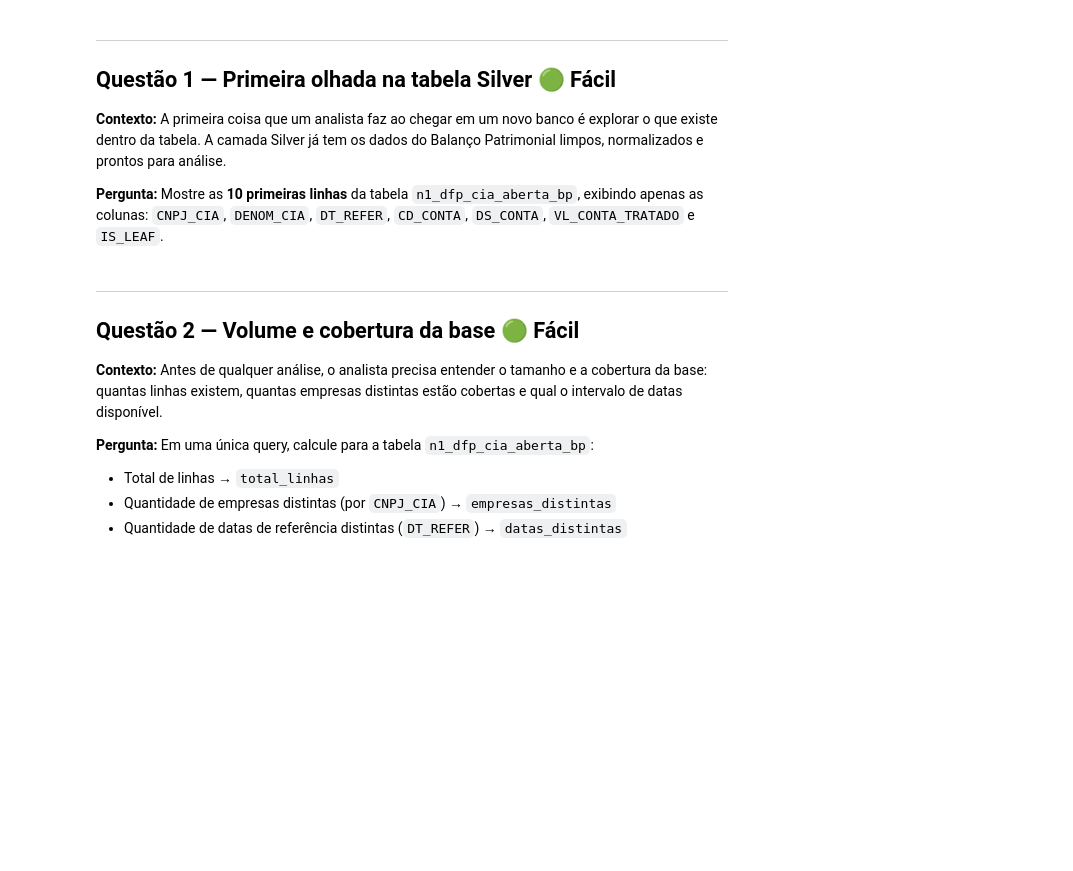
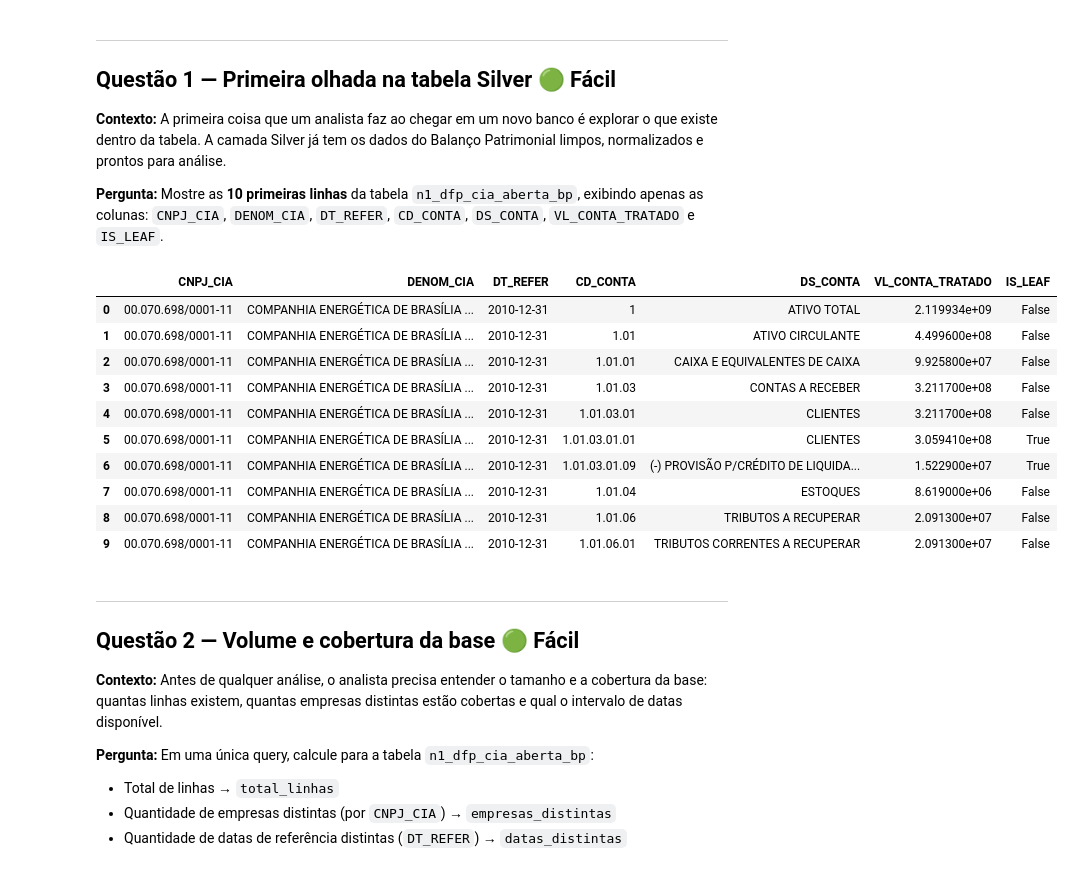
Before and after one commit to joaovargasvgs/bigdata_for_finance, a Jupyter notebook: exercicios/exercicios_sql_cvm.ipynb, the cells around one changed output. Cells and saved outputs as stored; diff of their text form; code cells hidden in the pictures; blank space fills up the shorter version.

```diff
--- a/exercicios/exercicios_sql_cvm.ipynb
+++ b/exercicios/exercicios_sql_cvm.ipynb
@@ -19,9 +32,59 @@
+# %%
+# 1. Carrega o arquivo .env (2 níveis acima se estiver em notebooks/01_bronze/)
+load_dotenv('../../.env')
+
+# 2. Lê as variáveis de ambiente
+DB_USER = os.getenv('DB_USER')
+DB_PASS = os.getenv('DB_PASS')
+DB_HOST = os.getenv('DB_HOST')
+DB_PORT = os.getenv('DB_PORT')
+DB_NAME = os.getenv('DB_NAME')
+
+# 3. Encoding de segurança: transforma 'senha@123' em 'senha%40123'
+encoded_pass = quote_plus(DB_PASS)
+
+# 4. Monta e cria a engine SQLAlchemy
+conn_string = f"postgresql+psycopg2://{DB_USER}:{encoded_pass}@{DB_HOST}:{DB_PORT}/{DB_NAME}"
+engine = create_engine(conn_string)
 # %% [markdown]
 ---
 ## Questão 1 — Primeira olhada na tabela Silver 🟢 Fácil
 **Contexto:** A primeira coisa que um analista faz ao chegar em um novo banco é explorar o que existe dentro da tabela. A camada Silver já tem os dados do Balanço Patrimonial limpos, normalizados e prontos para análise.
 
 **Pergunta:** Mostre as **10 primeiras linhas** da tabela `n1_dfp_cia_aberta_bp`, exibindo apenas as colunas: `CNPJ_CIA`, `DENOM_CIA`, `DT_REFER`, `CD_CONTA`, `DS_CONTA`, `VL_CONTA_TRATADO` e `IS_LEAF`.
+# %%
+# Definindo a consulta SQL com as colunas pedidas na Questão 1
+query_q1 = """
+SELECT
+    "CNPJ_CIA",
+    "DENOM_CIA",
+    "DT_REFER",
+    "CD_CONTA",
+    "DS_CONTA",
+    "VL_CONTA_TRATADO",
+    "IS_LEAF"
+FROM layer_02_silver.n1_dfp_cia_aberta_bp
+LIMIT 10;
+"""
+
+# Executando a consulta e salvando o resultado em um DataFrame do Pandas
+with engine.connect() as conn:
+    df_q1 = pd.read_sql(text(query_q1), conn)
+
+# Exibindo as 10 primeiras linhas na tela do notebook
+df_q1
+# %% [output]
+|  | CNPJ_CIA | DENOM_CIA | DT_REFER | CD_CONTA | DS_CONTA | VL_CONTA_TRATADO | IS_LEAF |
+| 0 | 00.070.698/0001-11 | COMPANHIA ENERGÉTICA DE BRASÍLIA ... | 2010-12-31 | 1 | ATIVO TOTAL | 2.119934e+09 | False |
+| 1 | 00.070.698/0001-11 | COMPANHIA ENERGÉTICA DE BRASÍLIA ... | 2010-12-31 | 1.01 | ATIVO CIRCULANTE | 4.499600e+08 | False |
+| 2 | 00.070.698/0001-11 | COMPANHIA ENERGÉTICA DE BRASÍLIA ... | 2010-12-31 | 1.01.01 | CAIXA E EQUIVALENTES DE CAIXA | 9.925800e+07 | False |
+| 3 | 00.070.698/0001-11 | COMPANHIA ENERGÉTICA DE BRASÍLIA ... | 2010-12-31 | 1.01.03 | CONTAS A RECEBER | 3.211700e+08 | False |
+| 4 | 00.070.698/0001-11 | COMPANHIA ENERGÉTICA DE BRASÍLIA ... | 2010-12-31 | 1.01.03.01 | CLIENTES | 3.211700e+08 | False |
+| 5 | 00.070.698/0001-11 | COMPANHIA ENERGÉTICA DE BRASÍLIA ... | 2010-12-31 | 1.01.03.01.01 | CLIENTES | 3.059410e+08 | True |
+| 6 | 00.070.698/0001-11 | COMPANHIA ENERGÉTICA DE BRASÍLIA ... | 2010-12-31 | 1.01.03.01.09 | (-) PROVISÃO P/CRÉDITO DE LIQUIDA... | 1.522900e+07 | True |
+| 7 | 00.070.698/0001-11 | COMPANHIA ENERGÉTICA DE BRASÍLIA ... | 2010-12-31 | 1.01.04 | ESTOQUES | 8.619000e+06 | False |
+| 8 | 00.070.698/0001-11 | COMPANHIA ENERGÉTICA DE BRASÍLIA ... | 2010-12-31 | 1.01.06 | TRIBUTOS A RECUPERAR | 2.091300e+07 | False |
+| 9 | 00.070.698/0001-11 | COMPANHIA ENERGÉTICA DE BRASÍLIA ... | 2010-12-31 | 1.01.06.01 | TRIBUTOS CORRENTES A RECUPERAR | 2.091300e+07 | False |
 # %% [markdown]
 ---
 ## Questão 2 — Volume e cobertura da base 🟢 Fácil
```
Also changed, not shown: parts of 9 cells of this notebook.
